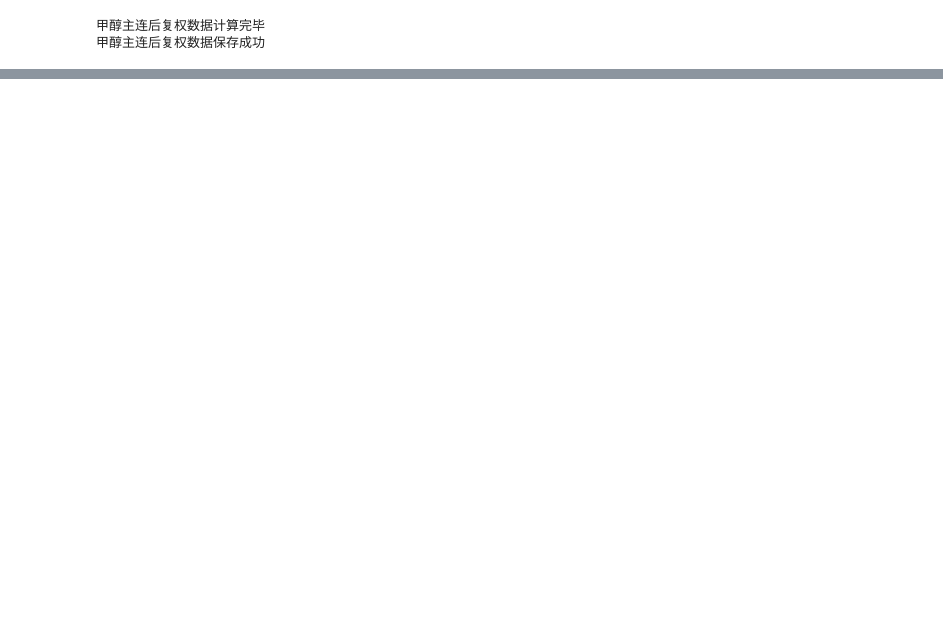
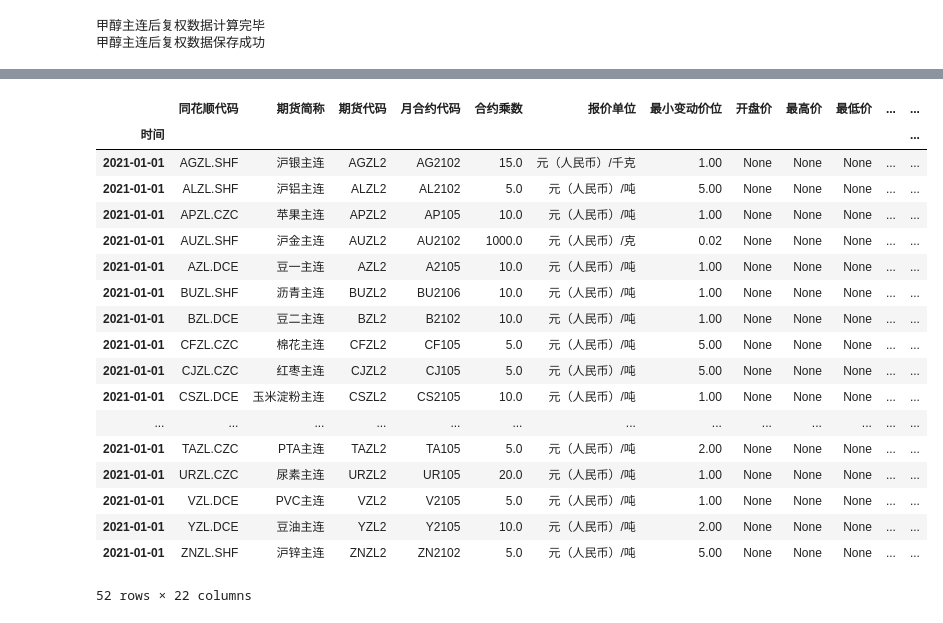
Before and after one commit to samson8964/dataprocessing, a Jupyter notebook: test.ipynb, the cells around one changed output, grey strips where cells are left out. Saved outputs shown, nothing was run; the diff lists cells and outputs as text; code cells hidden in the pictures; blank space fills up the shorter version.

```diff
--- a/test.ipynb
+++ b/test.ipynb
@@ -430,0 +472,10 @@ adjust_sql('甲醇')
+# %%
+THS_iFinDLogin('dmzb026', '923035')
+start = '2022-12-21'
+end = '2022-12-31'
+data = THS_DS(
+    'AGZL.SHF,ALZL.SHF,APZL.CZC,AUZL.SHF,AZL.DCE,BUZL.SHF,BZL.DCE,CFZL.CZC,CJZL.CZC,CSZL.DCE,CUZL.SHF,CYZL.CZC,CZL.DCE,EBZL.DCE,EGZL.DCE,FGZL.CZC,FUZL.SHF,HCZL.SHF,IZL.DCE,JDZL.DCE,JMZL.DCE,JZL.DCE,LHZL.DCE,LUZL.SHF,LZL.DCE,MAZL.CZC,MZL.DCE,NIZL.SHF,OIZL.CZC,PBZL.SHF,PGZL.DCE,PKZL.CZC,PPZL.DCE,PZL.DCE,RBZL.SHF,RMZL.CZC,RSZL.CZC,RUZL.SHF,SAZL.CZC,SCZL.SHF,SFZL.CZC,SIZL.GFE,SMZL.CZC,SNZL.SHF,SPZL.SHF,SRZL.CZC,SSZL.SHF,TAZL.CZC,URZL.CZC,VZL.DCE,YZL.DCE,ZNZL.SHF',
+    'ths_future_short_name_future;ths_future_code_future;ths_month_contract_code_future;ths_contract_multiplier_product_future;ths_pricing_unit_future;ths_mini_chg_price_future;ths_open_price_future;ths_high_price_future;ths_low_future;ths_close_price_future;ths_settle_future;ths_vol_future;ths_open_interest_future;ths_td_unit_future;ths_basis_future;ths_basis_trading_rate_future;ths_spot_price_name_future;ths_spot_price_future;ths_position_amount_future;ths_capital_flow_future;ths_reg_warehouse_receipts_num_future',
+    ';;;;;;;;;;;;;;;;;;;;', 'Days:Alldays,Fill:Blank', '{}'.format(start), '{}'.format(end), 'format:dataframe')
+raw_data = data.data
+raw_data
@@ -430,0 +501,39 @@ adjust_sql('甲醇')
+# %%
+def ifind_process(data):
+    data.rename(columns={'time': '时间', 'thscode': '同花顺代码', 'ths_future_short_name_future': '期货简称',
+                         'ths_future_code_future': '期货代码', 'ths_month_contract_code_future': '月合约代码',
+                         'ths_contract_multiplier_product_future': '合约乘数',
+                         'ths_pricing_unit_future': '报价单位', 'ths_mini_chg_price_future': '最小变动价位',
+                         'ths_open_price_future': '开盘价', 'ths_high_price_future': '最高价',
+                         'ths_low_future': '最低价', 'ths_close_price_future': '收盘价',
+                         'ths_settle_future': '结算价', 'ths_vol_future': '成交量',
+                         'ths_open_interest_future': '持仓量', 'ths_td_unit_future': '交易单位',
+                         'ths_basis_future': '基差', 'ths_basis_trading_rate_future': '基差率',
+                         'ths_spot_price_name_future': '现货名称', 'ths_spot_price_future': '现货价格',
+                         'ths_position_amount_future': '沉淀资金', 'ths_capital_flow_future': '资金流向',
+                         'ths_reg_warehouse_receipts_num_future': '注册仓单'}, inplace=True)
+    data.set_index(keys='时间', inplace=True)
+    data.index = pd.to_datetime(data.index)
+    return data
+# %%
+ifind_process(raw_data)
+# %% [output]
+|  | 同花顺代码 | 期货简称 | 期货代码 | 月合约代码 | 合约乘数 | 报价单位 | 最小变动价位 | 开盘价 | 最高价 | 最低价 | ... | ... |
+| 时间 |  |  |  |  |  |  |  |  |  |  |  | ... |
+| 2021-01-01 | AGZL.SHF | 沪银主连 | AGZL2 | AG2102 | 15.0 | 元（人民币）/千克 | 1.00 | None | None | None | ... | ... |
+| 2021-01-01 | ALZL.SHF | 沪铝主连 | ALZL2 | AL2102 | 5.0 | 元（人民币）/吨 | 5.00 | None | None | None | ... | ... |
+| 2021-01-01 | APZL.CZC | 苹果主连 | APZL2 | AP105 | 10.0 | 元（人民币）/吨 | 1.00 | None | None | None | ... | ... |
+| 2021-01-01 | AUZL.SHF | 沪金主连 | AUZL2 | AU2102 | 1000.0 | 元（人民币）/克 | 0.02 | None | None | None | ... | ... |
+| 2021-01-01 | AZL.DCE | 豆一主连 | AZL2 | A2105 | 10.0 | 元（人民币）/吨 | 1.00 | None | None | None | ... | ... |
+| 2021-01-01 | BUZL.SHF | 沥青主连 | BUZL2 | BU2106 | 10.0 | 元（人民币）/吨 | 1.00 | None | None | None | ... | ... |
+| 2021-01-01 | BZL.DCE | 豆二主连 | BZL2 | B2102 | 10.0 | 元（人民币）/吨 | 1.00 | None | None | None | ... | ... |
+| 2021-01-01 | CFZL.CZC | 棉花主连 | CFZL2 | CF105 | 5.0 | 元（人民币）/吨 | 5.00 | None | None | None | ... | ... |
+| 2021-01-01 | CJZL.CZC | 红枣主连 | CJZL2 | CJ105 | 5.0 | 元（人民币）/吨 | 5.00 | None | None | None | ... | ... |
+| 2021-01-01 | CSZL.DCE | 玉米淀粉主连 | CSZL2 | CS2105 | 10.0 | 元（人民币）/吨 | 1.00 | None | None | None | ... | ... |
+| ... | ... | ... | ... | ... | ... | ... | ... | ... | ... | ... | ... | ... |
+| 2021-01-01 | TAZL.CZC | PTA主连 | TAZL2 | TA105 | 5.0 | 元（人民币）/吨 | 2.00 | None | None | None | ... | ... |
+| 2021-01-01 | URZL.CZC | 尿素主连 | URZL2 | UR105 | 20.0 | 元（人民币）/吨 | 1.00 | None | None | None | ... | ... |
+| 2021-01-01 | VZL.DCE | PVC主连 | VZL2 | V2105 | 5.0 | 元（人民币）/吨 | 1.00 | None | None | None | ... | ... |
+| 2021-01-01 | YZL.DCE | 豆油主连 | YZL2 | Y2105 | 10.0 | 元（人民币）/吨 | 2.00 | None | None | None | ... | ... |
+| 2021-01-01 | ZNZL.SHF | 沪锌主连 | ZNZL2 | ZN2102 | 5.0 | 元（人民币）/吨 | 5.00 | None | None | None | ... | ... |
+52 rows × 22 columns
```
Also changed, not shown: parts of 9 cells of this notebook, 2 other files.
